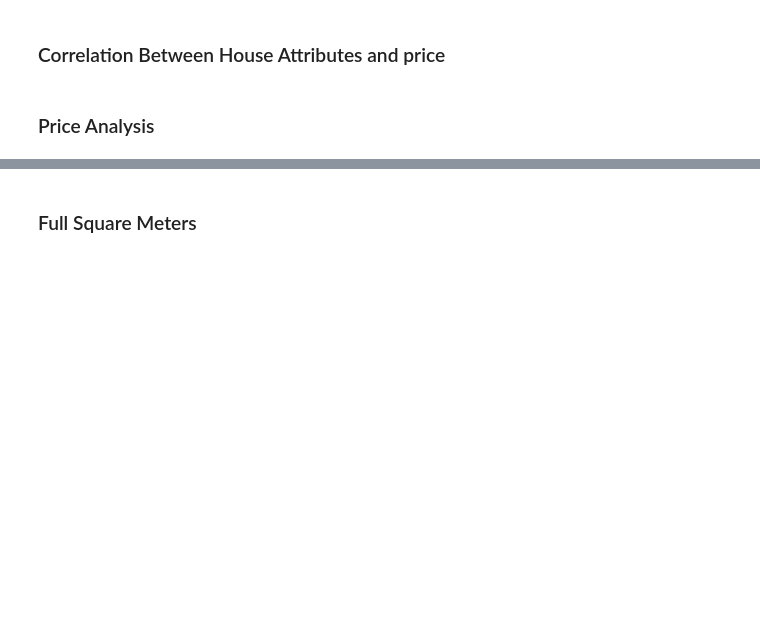
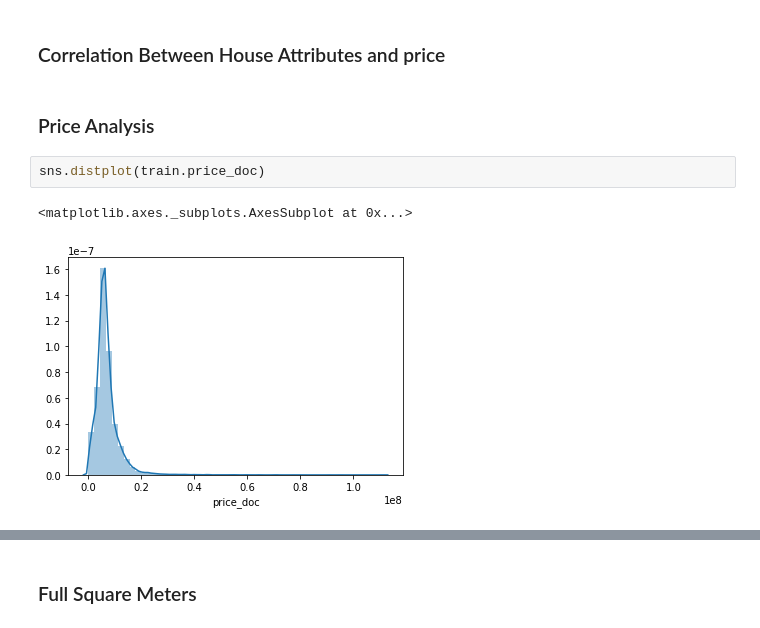
Before and after one commit to joshuamitchell192/HousingMarket_DataMining, a Jupyter notebook: Data Mining - Russian Housing Market.ipynb, the cells around one changed output, grey strips where cells are left out. Saved outputs shown, nothing was run; the diff lists cells and outputs as text; blank space fills up the shorter version.

```diff
--- a/Data Mining - Russian Housing Market.ipynb
+++ b/Data Mining - Russian Housing Market.ipynb
@@ -98,3 +116,8 @@ Name: state, dtype: float64
 ### Correlation Between House Attributes and price
 # %% [markdown]
 ### Price Analysis
+# %%
+sns.distplot(train.price_doc)
+# %% [output]
+<matplotlib.axes._subplots.AxesSubplot at 0x...>
+[figure, added]
```
Also changed, not shown: parts of 21 cells of this notebook.
